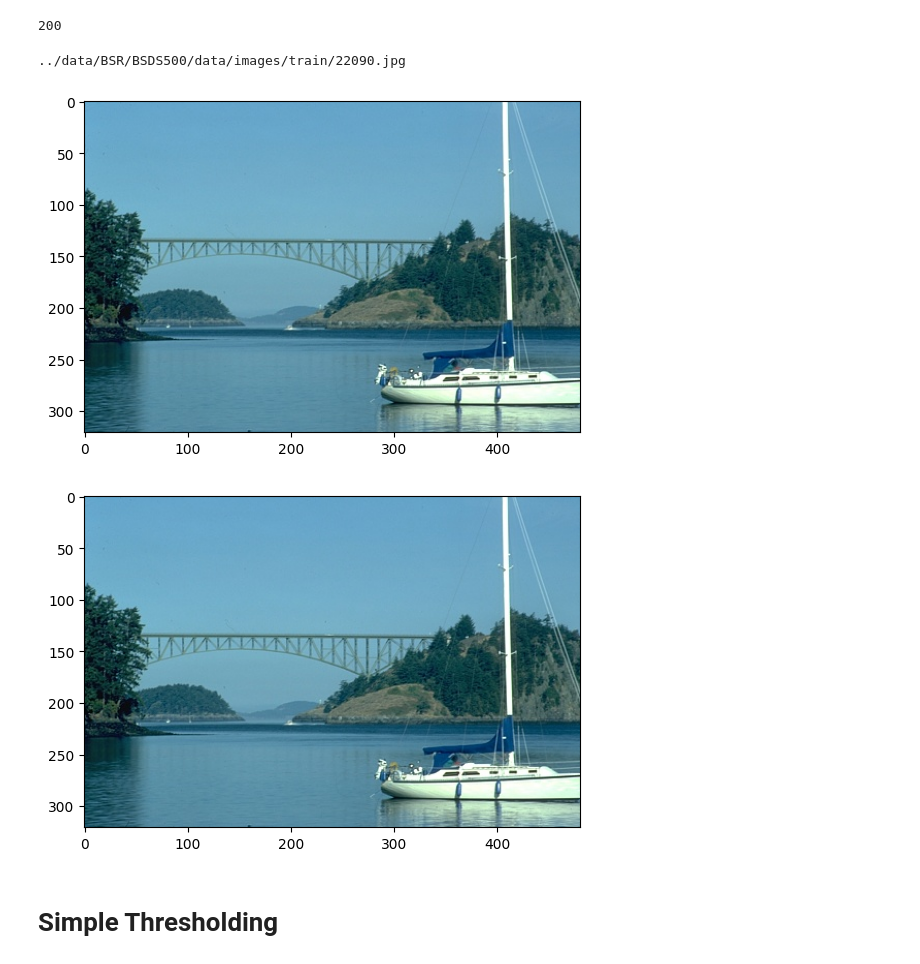
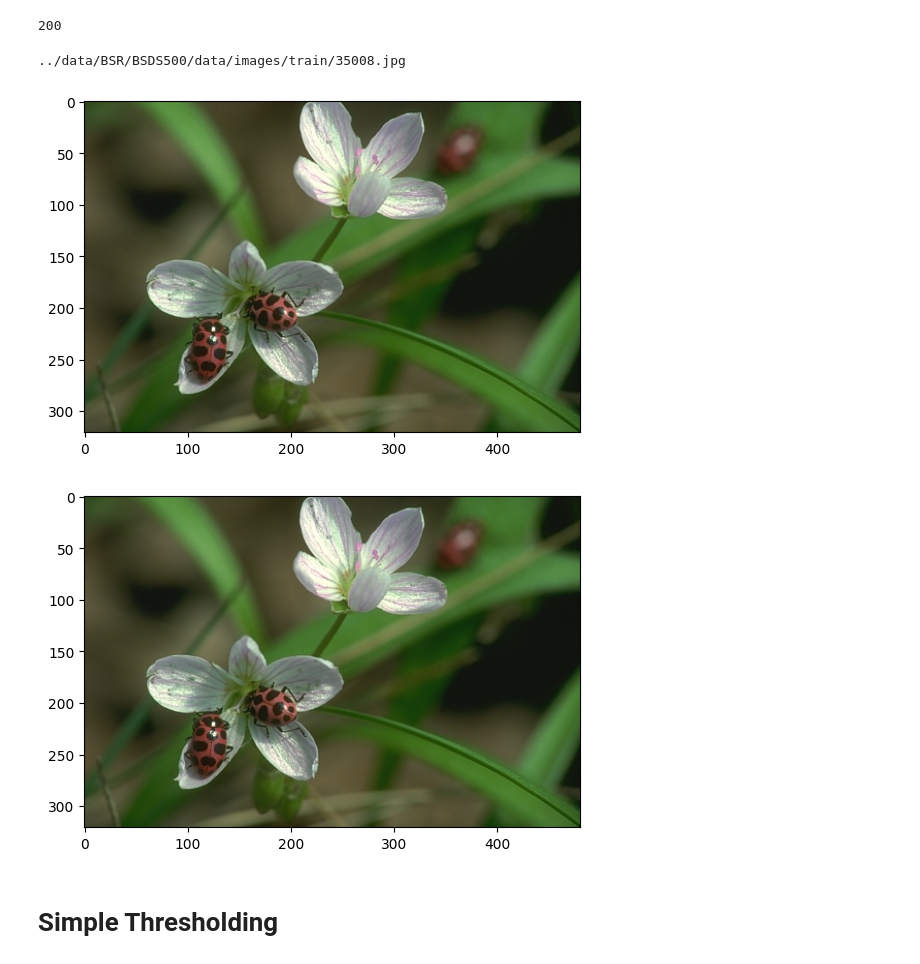
Before and after one commit to skj092/Learning-Image-segnemation, a Jupyter notebook: week1/thresholding.ipynb, the cells around one changed output. Saved outputs shown, nothing was run; the diff lists cells and outputs as text; code cells hidden in the pictures.

```diff
--- a/week1/thresholding.ipynb
+++ b/week1/thresholding.ipynb
@@ -14,23 +39,23 @@ len(images)
 # %% [output]
 200
 # %%
-img_path = random.choice(images)
-print(img_path)
-img1 = cv2.imread(img_path)
+sample_path = random.choice(images)
+print(sample_path)
+img1 = cv2.imread(sample_path)
 img1 = cv2.cvtColor(img1, cv2.COLOR_BGR2RGB)
 plt.imshow(img1)
 plt.show()
 # %% [output]
-../data/BSR/BSDS500/data/images/train/22090.jpg
+../data/BSR/BSDS500/data/images/train/35008.jpg
-[figure, old version]
+[figure, new version]
 # %%
-sample_path = '../data/BSR/BSDS500/data/images/train/22090.jpg'
-sample = cv2.imread('../data/BSR/BSDS500/data/images/train/22090.jpg')
+# sample_path = '../data/BSR/BSDS500/data/images/train/22090.jpg'
+sample = cv2.imread(sample_path)
 sample = cv2.cvtColor(sample, cv2.COLOR_BGR2RGB)
 plt.imshow(sample)
 plt.show()
 # %% [output]
-[figure, old version]
+[figure, new version]
 # %% [markdown]
 # Simple Thresholding
 # %%
```
Also changed, not shown: parts of 7 cells of this notebook, 1 other file.
